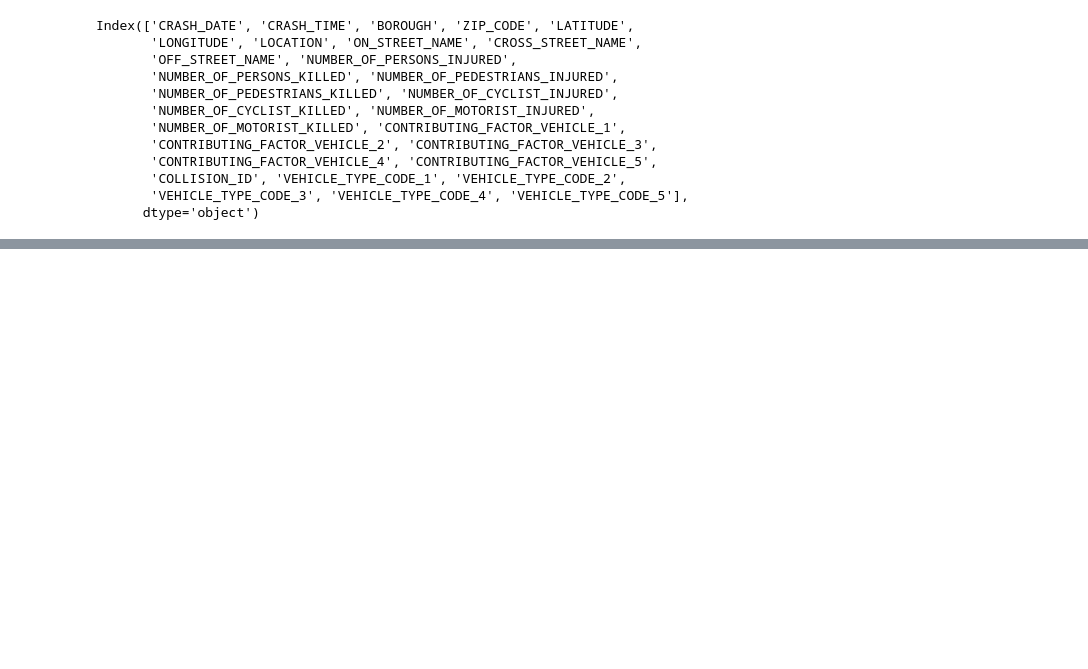
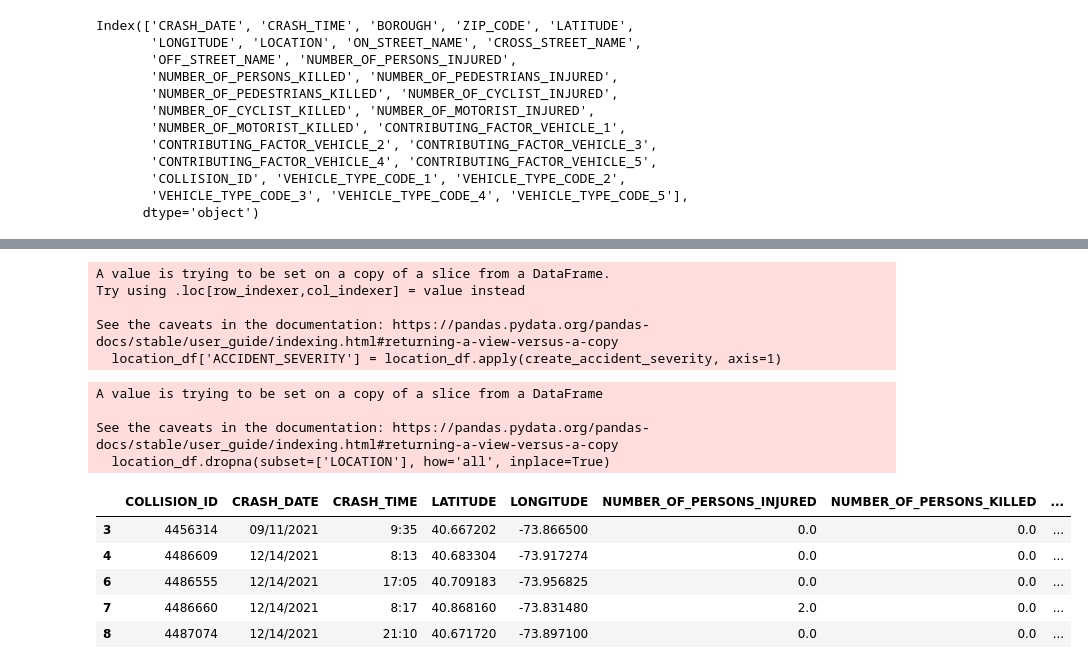
Before and after one commit to RasheedMartin/Nyc-Vehicle-Collisions, a Jupyter notebook: src/cleaning_data.ipynb, the cells around one changed output, grey strips where cells are left out. Drawn from its saved outputs; the diff is of its cells as text; code cells hidden in the pictures; blank space fills up the shorter version.

```diff
--- a/src/cleaning_data.ipynb
+++ b/src/cleaning_data.ipynb
@@ -202,12 +90,0 @@ ImportError: `aiohttp` must be installed in order to use AioHTTPAdapter. If you
-# %%
-#fill nulls with 'UNKNOWN' or 0
-location_df.fillna({
-    "CONTRIBUTING_FACTOR_VEHICLE_1":  "UNKNOWN",
-    "CONTRIBUTING_FACTOR_VEHICLE_2":  "UNKNOWN",
-    "CONTRIBUTING_FACTOR_VEHICLE_3":  "UNKNOWN",
-    "CONTRIBUTING_FACTOR_VEHICLE_4":  "UNKNOWN",
-    "CONTRIBUTING_FACTOR_VEHICLE_5":  "UNKNOWN",
-}, inplace=True)
-
-print("Location Data after cleaning:")
-print(location_df.isnull().sum())
@@ -352,0 +108,38 @@ merged_data_cleaned.to_csv(str(dir_path / raw_data_path))
+# %%
+def create_accident_severity(row):
+    if row['NUMBER_OF_PERSONS_KILLED'] > 0:
+        return 'Fatal'
+    elif row['NUMBER_OF_PERSONS_INJURED'] >= 3:
+        return 'Major Injury'
+    elif row['NUMBER_OF_PERSONS_INJURED'] > 0:
+        return 'Minor Injury'
+    else:
+        return 'No Injury'
+# %%
+# Creating Encoding Data
+location_df['ACCIDENT_SEVERITY'] = location_df.apply(create_accident_severity, axis=1)
+# %% [output]
+A value is trying to be set on a copy of a slice from a DataFrame.
+Try using .loc[row_indexer,col_indexer] = value instead
+
+See the caveats in the documentation: https://pandas.pydata.org/pandas-docs/stable/user_guide/indexing.html#returning-a-view-versus-a-copy
+  location_df['ACCIDENT_SEVERITY'] = location_df.apply(create_accident_severity, axis=1)
+# %%
+# Drop all the rows where location is missing
+location_df.dropna(subset=['LOCATION'], how='all', inplace=True)
+location_df = location_df.query('LOCATION != (0.0, 0.0)').copy()
+location_df.drop(columns='LOCATION', inplace=True)
+# %% [output]
+A value is trying to be set on a copy of a slice from a DataFrame
+
+See the caveats in the documentation: https://pandas.pydata.org/pandas-docs/stable/user_guide/indexing.html#returning-a-view-versus-a-copy
+  location_df.dropna(subset=['LOCATION'], how='all', inplace=True)
+# %%
+location_df.head()
+# %% [output]
+|  | COLLISION_ID | CRASH_DATE | CRASH_TIME | LATITUDE | LONGITUDE | NUMBER_OF_PERSONS_INJURED | NUMBER_OF_PERSONS_KILLED | ... |
+| 3 | 4456314 | 09/11/2021 | 9:35 | 40.667202 | -73.866500 | 0.0 | 0.0 | ... |
+| 4 | 4486609 | 12/14/2021 | 8:13 | 40.683304 | -73.917274 | 0.0 | 0.0 | ... |
+| 6 | 4486555 | 12/14/2021 | 17:05 | 40.709183 | -73.956825 | 0.0 | 0.0 | ... |
+| 7 | 4486660 | 12/14/2021 | 8:17 | 40.868160 | -73.831480 | 2.0 | 0.0 | ... |
+| 8 | 4487074 | 12/14/2021 | 21:10 | 40.671720 | -73.897100 | 0.0 | 0.0 | ... |
```
Also changed, not shown: parts of 52 cells of this notebook, 7 other files.
